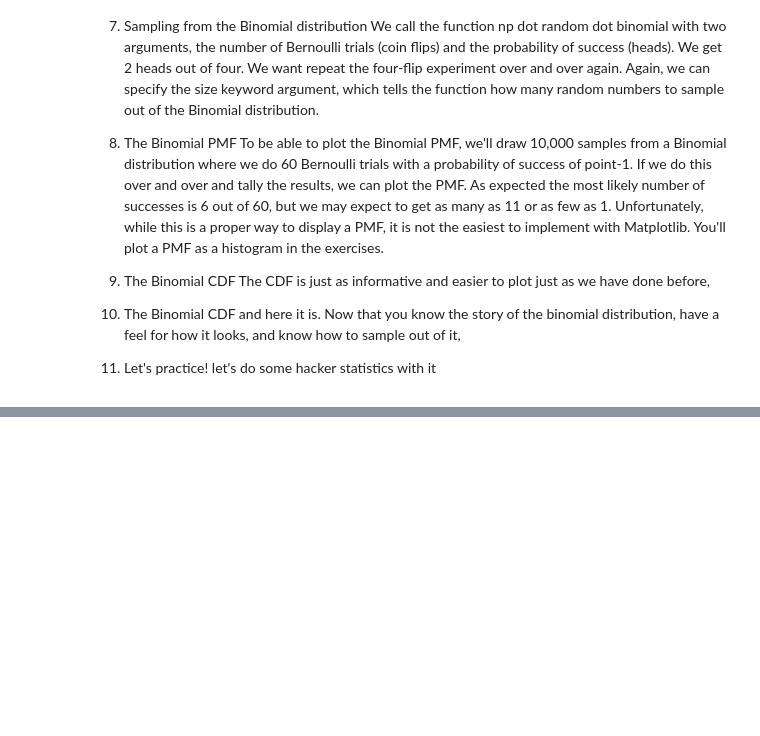
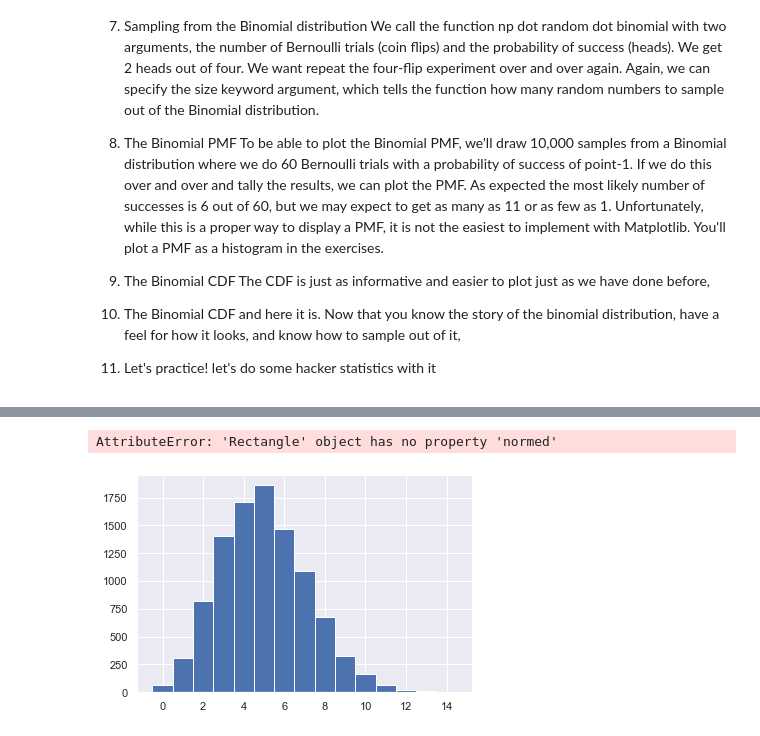
Before and after one commit to Seismic-Striker/Springboard_and_Datacamp, a Jupyter notebook: Section_11_Statistical_Thinking_in_Python_(Part_1)/Chapter_3_Thinking_Probabilisticaly--Discrete_Variables.ipynb, the cells around one changed output, grey strips where cells are left out. Drawn from its saved outputs; the diff is of its cells as text; code cells hidden in the pictures; blank space fills up the shorter version.

```diff
--- a/Section_11_Statistical_Thinking_in_Python_(Part_1)/Chapter_3_Thinking_Probabilisticaly--Discrete_Variables.ipynb
+++ b/Section_11_Statistical_Thinking_in_Python_(Part_1)/Chapter_3_Thinking_Probabilisticaly--Discrete_Variables.ipynb
@@ -285,0 +344,16 @@ let's do some hacker statistics with it
+# %%
+# Compute bin edges: bins
+bins = np.arange(0, max(n_defaults) + 1.5) - 0.5
+
+# Generate histogram
+_ = plt.hist(n_defaults, normed=True, bins=bins)
+
+# Label axes
+_ = plt.xlabel('number of defaults out of 100 loans')
+_ = plt.ylabel('PMF')
+
+# Show the plot
+plt.show()
+# %% [output]
+AttributeError: 'Rectangle' object has no property 'normed'
+[figure, added]
```
Also changed, not shown: parts of 10 cells of this notebook, 4 other files.
